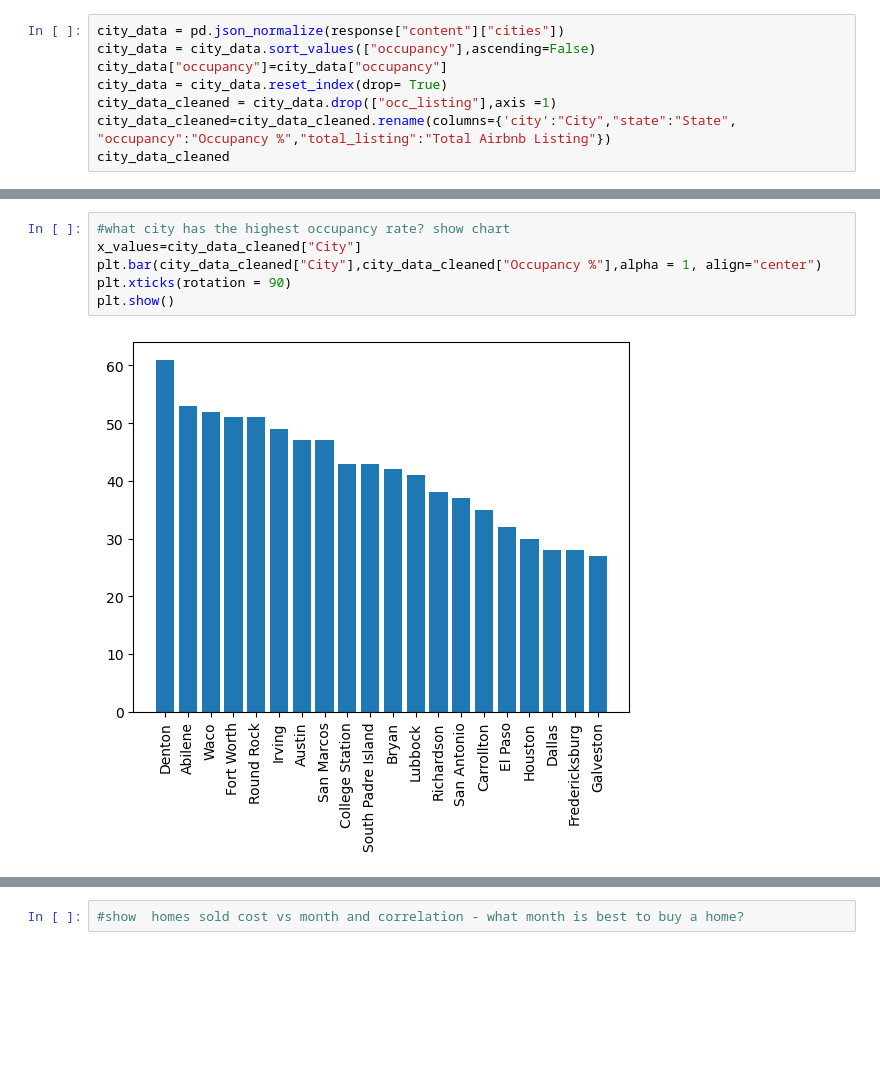
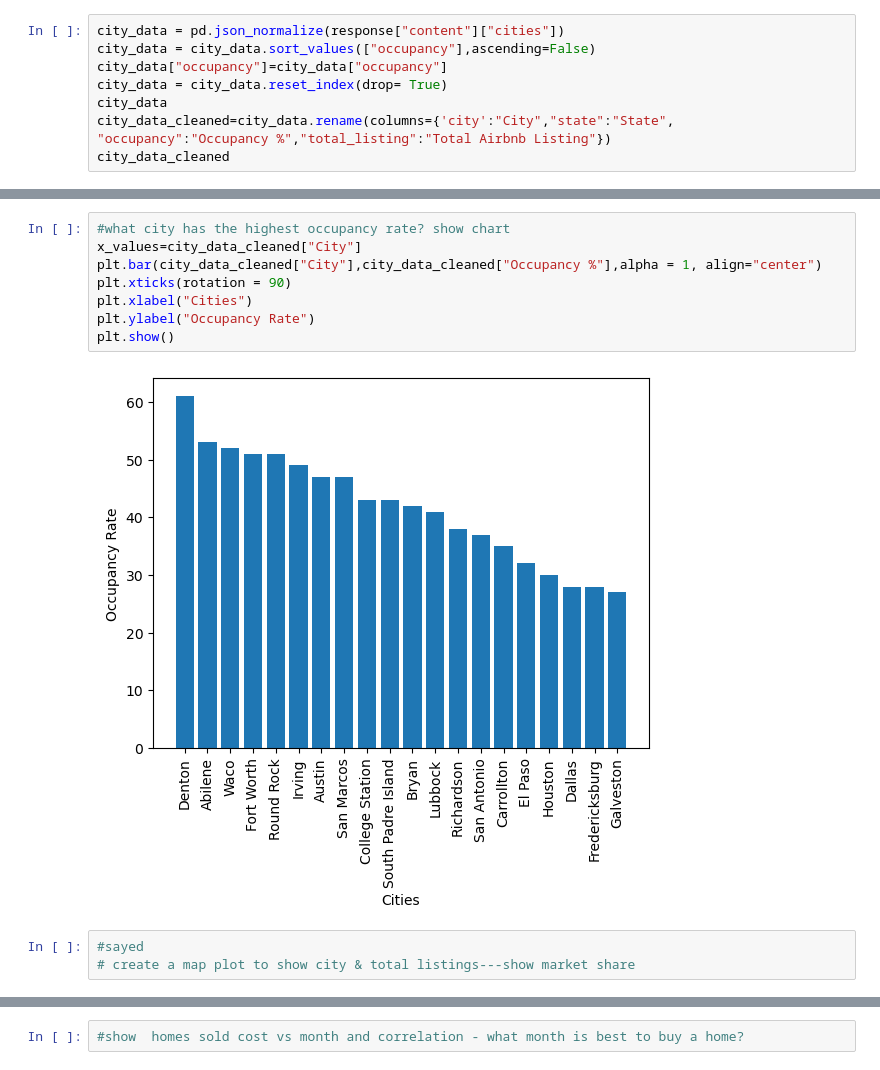
Before and after one commit to Memellsworth/Project1-, a Jupyter notebook: RealEstateInvestinginTexas.ipynb, the cells around one changed output, grey strips where cells are left out. Drawn from its saved outputs; the diff is of its cells as text; blank space fills up the shorter version.

Commit message:
Airbnb api pull complete

```diff
--- a/RealEstateInvestinginTexas.ipynb
+++ b/RealEstateInvestinginTexas.ipynb
@@ -50,7 +27,7 @@ city_data = pd.json_normalize(response["content"]["cities"])
 city_data = city_data.sort_values(["occupancy"],ascending=False)
 city_data["occupancy"]=city_data["occupancy"]
 city_data = city_data.reset_index(drop= True)
-city_data_cleaned = city_data.drop(["occ_listing"],axis =1)
-city_data_cleaned=city_data_cleaned.rename(columns={'city':"City","state":"State", "occupancy":"Occupancy %","total_listing":"Total Airbnb Listing"})
+city_data
+city_data_cleaned=city_data.rename(columns={'city':"City","state":"State", "occupancy":"Occupancy %","total_listing":"Total Airbnb Listing"})
 city_data_cleaned
 # %% [output]
@@ -99,11 +57,16 @@ cities
 # %%
 #what city has the highest occupancy rate? show chart
 x_values=city_data_cleaned["City"]
 plt.bar(city_data_cleaned["City"],city_data_cleaned["Occupancy %"],alpha = 1, align="center")
 plt.xticks(rotation = 90)
+plt.xlabel("Cities")
+plt.ylabel("Occupancy Rate")
 plt.show()
 # %% [output]
-[figure, old version]
+[figure, new version]
+# %%
+#sayed
+# create a map plot to show city & total listings---show market share
 # %%
 
 url = "https://mashvisor-api.p.rapidapi.com/airbnb-property/occupancy-rates"
```
Also changed, not shown: parts of 18 cells of this notebook.
